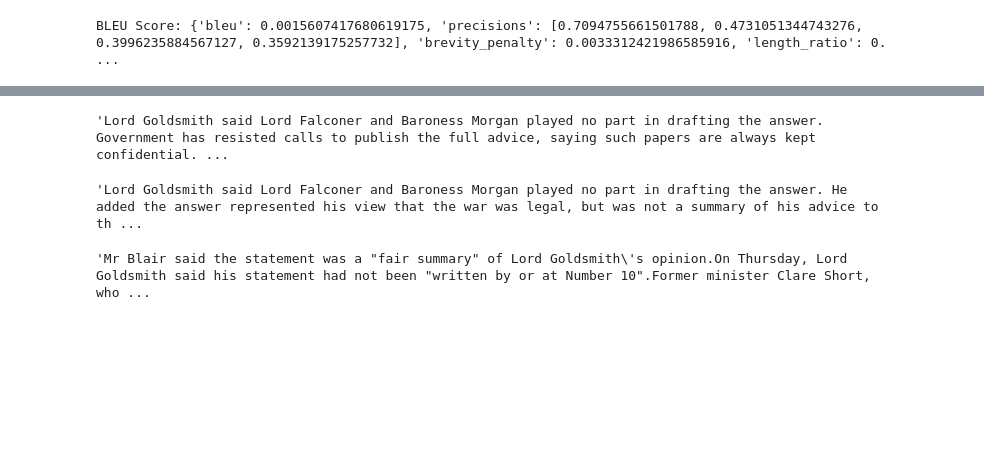
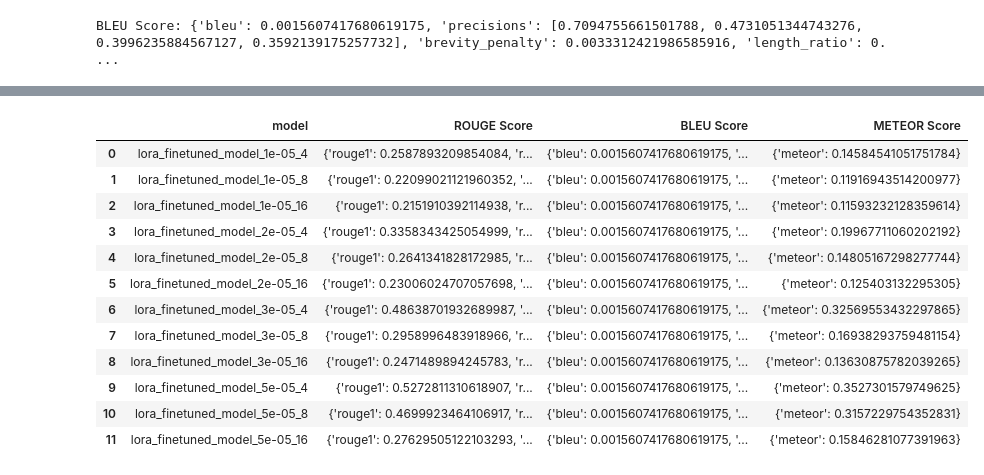
Before and after one commit to tamaskecskemeti/nlp_thesis, a Jupyter notebook: Large_Language_Models_based_Automatic_Text_Summarization.ipynb, the cells around one changed output, grey strips where cells are left out. Cells and saved outputs as stored; diff of their text form; code cells hidden in the pictures; blank space fills up the shorter version.

```diff
--- a/Large_Language_Models_based_Automatic_Text_Summarization.ipynb
+++ b/Large_Language_Models_based_Automatic_Text_Summarization.ipynb
@@ -108,6 +125,6 @@ print("BLEU Score:", bleu_score)
 BLEU Score: {'bleu': 0.0015607417680619175, 'precisions': [0.7094755661501788, 0.4731051344743276, 0.3996235884567127, 0.3592139175257732], 'brevity_penalty': 0.0033312421986585916, 'length_ratio': 0. ...
 # %%
 # Compute METEOR
-meteor_score = meteor.compute(predictions=test_summaries, references=test_dataset['summary'])
+meteor_score = meteor.compute(predictions=test_summaries, references=holdout_dataset['summary'])
 print("METEOR Score:", meteor_score)
 # %% [output]
@@ -131,11 +140,10 @@ def preprocess_data(examples):
 
     # Ensure padding tokens are ignored in the loss calculation
     model_inputs["labels"] = [
-        [(label if label != tokenizer.pad_token_id else -100) for label in labels]
-        for labels in model_inputs["labels"]
+      [(token if token != tokenizer.pad_token_id else -100) for token in label]
+      for label in labels["input_ids"]
     ]
     return model_inputs
 
 # Tokenize dataset
-tokenized_dataset = dataset.map(preprocess_data, batched=True)
-tokenized_dataset
+tokenized_dataset = train_dataset.map(preprocess_data, batched=True)
@@ -524,22 +221,28 @@ for sample in validation_dataset:
-# %%
-# Function to generate summary
-def generate_summary(text):
-    inputs = tokenizer("summarize: " + text, return_tensors="pt", max_length=512, truncation=True).to(device)
-    summary_ids = model.generate(inputs['input_ids'], max_length=128, min_length=10, length_penalty=2.0, num_beams=4, early_stopping=True).to(device)
-    summary = tokenizer.decode(summary_ids[0], skip_special_tokens=True)
-    return summary
-
-# Apply the summarization function on the test set
-test_summaries = [generate_summary(text) for text in test_dataset['text']]
-# %%
-test_summaries[0]
-# %% [output]
-'Lord Goldsmith said Lord Falconer and Baroness Morgan played no part in drafting the answer. Government has resisted calls to publish the full advice, saying such papers are always kept confidential. ...
-# %%
-val_summaries[0]
-# %% [output]
-'Lord Goldsmith said Lord Falconer and Baroness Morgan played no part in drafting the answer. He added the answer represented his view that the war was legal, but was not a summary of his advice to th ...
-# %%
-df['summary'][183]
-# %% [output]
-'Mr Blair said the statement was a "fair summary" of Lord Goldsmith\'s opinion.On Thursday, Lord Goldsmith said his statement had not been "written by or at Number 10".Former minister Clare Short, who ...
+# %%
+evaluation = pd.DataFrame(columns=['model', 'ROUGE Score', 'BLEU Score', 'METEOR Score'])
+for lr, bs in combinations:
+  tokenizer = AutoTokenizer.from_pretrained(f"/content/drive/My Drive/my_summarizer_model/lora_finetuned_model_{lr}_{bs}")
+  model = AutoModelForSeq2SeqLM.from_pretrained(f"/content/drive/My Drive/my_summarizer_model/lora_finetuned_model_{lr}_{bs}").to(device)
+  test_summaries = [generate_summary(text) for text in holdout_dataset['text']]
+  rouge_score = rouge.compute(predictions=test_summaries, references=holdout_dataset['summary'])
+  bleu_predictions = [summary for summary in test_summaries]
+  bleu_references = [[ref] for ref in holdout_dataset['summary']]
+  bleu_score = bleu.compute(predictions=bleu_predictions, references=bleu_references)
+  meteor_score = meteor.compute(predictions=test_summaries, references=holdout_dataset['summary'])
+  evaluation.loc[len(evaluation)] = [f'lora_finetuned_model_{lr}_{bs}', rouge_score, bleu_score, meteor_score]
+# %%
+evaluation.head(12)
+# %% [output]
+|  | model | ROUGE Score | BLEU Score | METEOR Score |
+| 0 | lora_finetuned_model_1e-05_4 | {'rouge1': 0.2587893209854084, 'r... | {'bleu': 0.0015607417680619175, '... | {'meteor': 0.14584541051751784} |
+| 1 | lora_finetuned_model_1e-05_8 | {'rouge1': 0.22099021121960352, '... | {'bleu': 0.0015607417680619175, '... | {'meteor': 0.11916943514200977} |
+| 2 | lora_finetuned_model_1e-05_16 | {'rouge1': 0.2151910392114938, 'r... | {'bleu': 0.0015607417680619175, '... | {'meteor': 0.11593232128359614} |
+| 3 | lora_finetuned_model_2e-05_4 | {'rouge1': 0.3358343425054999, 'r... | {'bleu': 0.0015607417680619175, '... | {'meteor': 0.19967711060202192} |
+| 4 | lora_finetuned_model_2e-05_8 | {'rouge1': 0.2641341828172985, 'r... | {'bleu': 0.0015607417680619175, '... | {'meteor': 0.14805167298277744} |
+| 5 | lora_finetuned_model_2e-05_16 | {'rouge1': 0.23006024707057698, '... | {'bleu': 0.0015607417680619175, '... | {'meteor': 0.125403132295305} |
+| 6 | lora_finetuned_model_3e-05_4 | {'rouge1': 0.48638701932689987, '... | {'bleu': 0.0015607417680619175, '... | {'meteor': 0.32569553432297865} |
+| 7 | lora_finetuned_model_3e-05_8 | {'rouge1': 0.2958996483918966, 'r... | {'bleu': 0.0015607417680619175, '... | {'meteor': 0.16938293759481154} |
+| 8 | lora_finetuned_model_3e-05_16 | {'rouge1': 0.2471489894245783, 'r... | {'bleu': 0.0015607417680619175, '... | {'meteor': 0.13630875782039265} |
+| 9 | lora_finetuned_model_5e-05_4 | {'rouge1': 0.5272811310618907, 'r... | {'bleu': 0.0015607417680619175, '... | {'meteor': 0.3527301579749625} |
+| 10 | lora_finetuned_model_5e-05_8 | {'rouge1': 0.4699923464106917, 'r... | {'bleu': 0.0015607417680619175, '... | {'meteor': 0.3157229754352831} |
+| 11 | lora_finetuned_model_5e-05_16 | {'rouge1': 0.27629505122103293, '... | {'bleu': 0.0015607417680619175, '... | {'meteor': 0.15846281077391963} |
```
Also changed, not shown: parts of 26 cells of this notebook.
